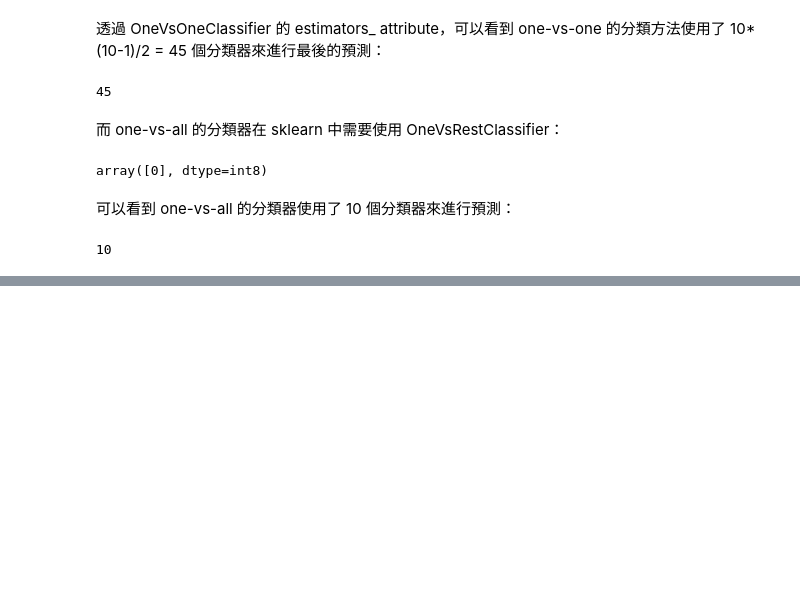
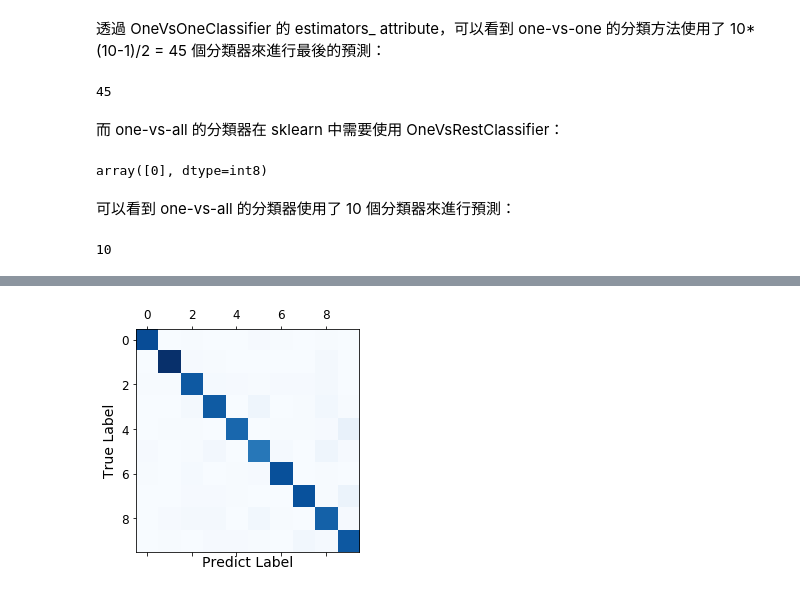
Before and after one commit to kevingo/ml-playground, a Jupyter notebook: classification.ipynb, the cells around one changed output, grey strips where cells are left out. Drawn from its saved outputs; the diff is of its cells as text; code cells hidden in the pictures; blank space fills up the shorter version.

Commit message:
add confusion matrix

```diff
--- a/classification.ipynb
+++ b/classification.ipynb
@@ -28,6 +28,7 @@ def sort_by_target(mnist):
     mnist.data[:60000] = mnist.data[reorder_train]
     mnist.target[:60000] = mnist.target[reorder_train]
     mnist.data[60000:] = mnist.data[reorder_test + 60000]
+    mnist.target[60000:] = mnist.target[reorder_test + 60000]
 # %% [markdown]
 scikit-learn 在 0.20 後，提供了新的 API `fetch_openml` 來下載公開資料集。
 # %%
@@ -391,0 +433,4 @@ len(ova_clf.estimators_)
+# %%
+y_train_predicted = cross_val_predict(ovo_clf, X_train, y_train, cv=3)
+conf_matrix = confusion_matrix(y_train, y_train_predicted)
+conf_matrix
@@ -391,0 +454,9 @@ len(ova_clf.estimators_)
+# %%
+plt.matshow(conf_matrix,
+            cmap=plt.cm.Blues)
+
+plt.xlabel('Predict Label')
+plt.ylabel('True Label')
+plt.show()
+# %% [output]
+[figure, added]
```
Also changed, not shown: parts of 15 cells of this notebook.
